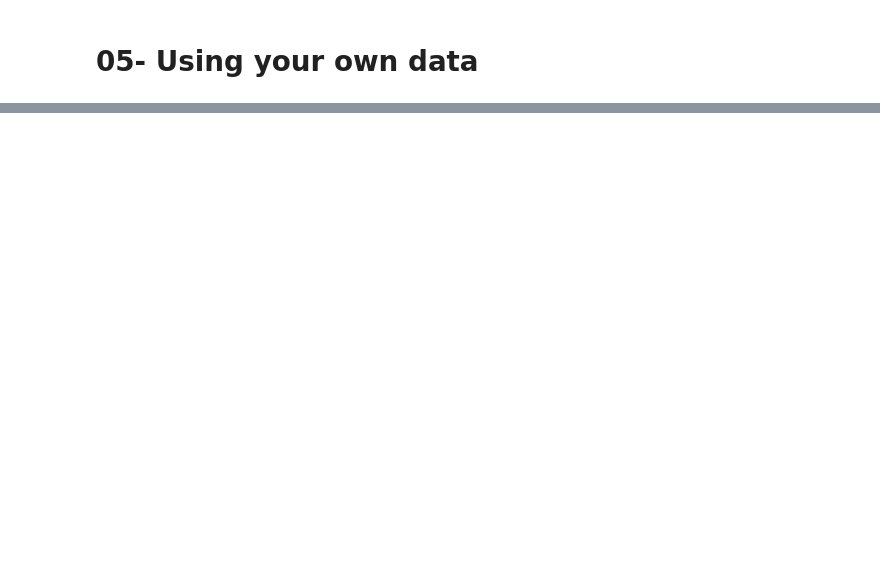
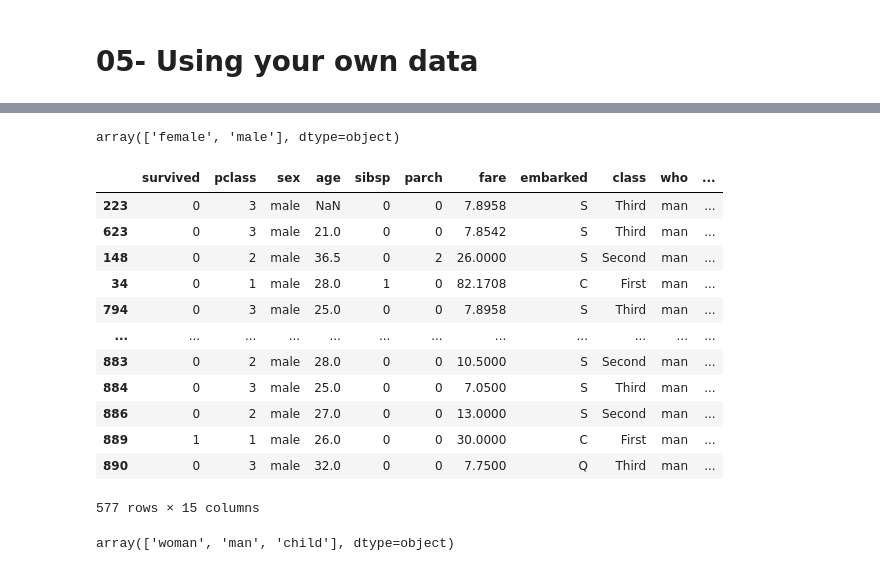
Before and after one commit to shahahmad-dev/Pandas_Basic_Operation, a Jupyter notebook: 01_pandas_basic.ipynb, the cells around one changed output, grey strips where cells are left out. Drawn from its saved outputs; the diff is of its cells as text; code cells hidden in the pictures; blank space fills up the shorter version.

Commit message:
Split dataframe and Filtering

```diff
--- a/01_pandas_basic.ipynb
+++ b/01_pandas_basic.ipynb
@@ -214,0 +173,12 @@ df
+# %%
+import pandas as pd
+import seaborn as sns
+
+df = sns.load_dataset('titanic')
+# %%
+from random import random
+df_1 = df.sample(frac=0.50, random_state=1 )
+df_1.shape
+# %%
+df_2 = df.drop(df_1.index)
+df_2.shape
@@ -214,0 +197,3 @@ df
+# %%
+df = pd.concat([df_1, df_2])
+df.shape
@@ -214,0 +211,24 @@ df
+# %%
+df.sex.unique()
+# %% [output]
+array(['female', 'male'], dtype=object)
+# %%
+df[(df.sex=="male")]
+# %% [output]
+|  | survived | pclass | sex | age | sibsp | parch | fare | embarked | class | who | ... |
+| 223 | 0 | 3 | male | NaN | 0 | 0 | 7.8958 | S | Third | man | ... |
+| 623 | 0 | 3 | male | 21.0 | 0 | 0 | 7.8542 | S | Third | man | ... |
+| 148 | 0 | 2 | male | 36.5 | 0 | 2 | 26.0000 | S | Second | man | ... |
+| 34 | 0 | 1 | male | 28.0 | 1 | 0 | 82.1708 | C | First | man | ... |
+| 794 | 0 | 3 | male | 25.0 | 0 | 0 | 7.8958 | S | Third | man | ... |
+| ... | ... | ... | ... | ... | ... | ... | ... | ... | ... | ... | ... |
+| 883 | 0 | 2 | male | 28.0 | 0 | 0 | 10.5000 | S | Second | man | ... |
+| 884 | 0 | 3 | male | 25.0 | 0 | 0 | 7.0500 | S | Third | man | ... |
+| 886 | 0 | 2 | male | 27.0 | 0 | 0 | 13.0000 | S | Second | man | ... |
+| 889 | 1 | 1 | male | 26.0 | 0 | 0 | 30.0000 | C | First | man | ... |
+| 890 | 0 | 3 | male | 32.0 | 0 | 0 | 7.7500 | Q | Third | man | ... |
+577 rows × 15 columns
+# %%
+df.who.unique()
+# %% [output]
+array(['woman', 'man', 'child'], dtype=object)
```
Also changed, not shown: parts of 57 cells of this notebook.
